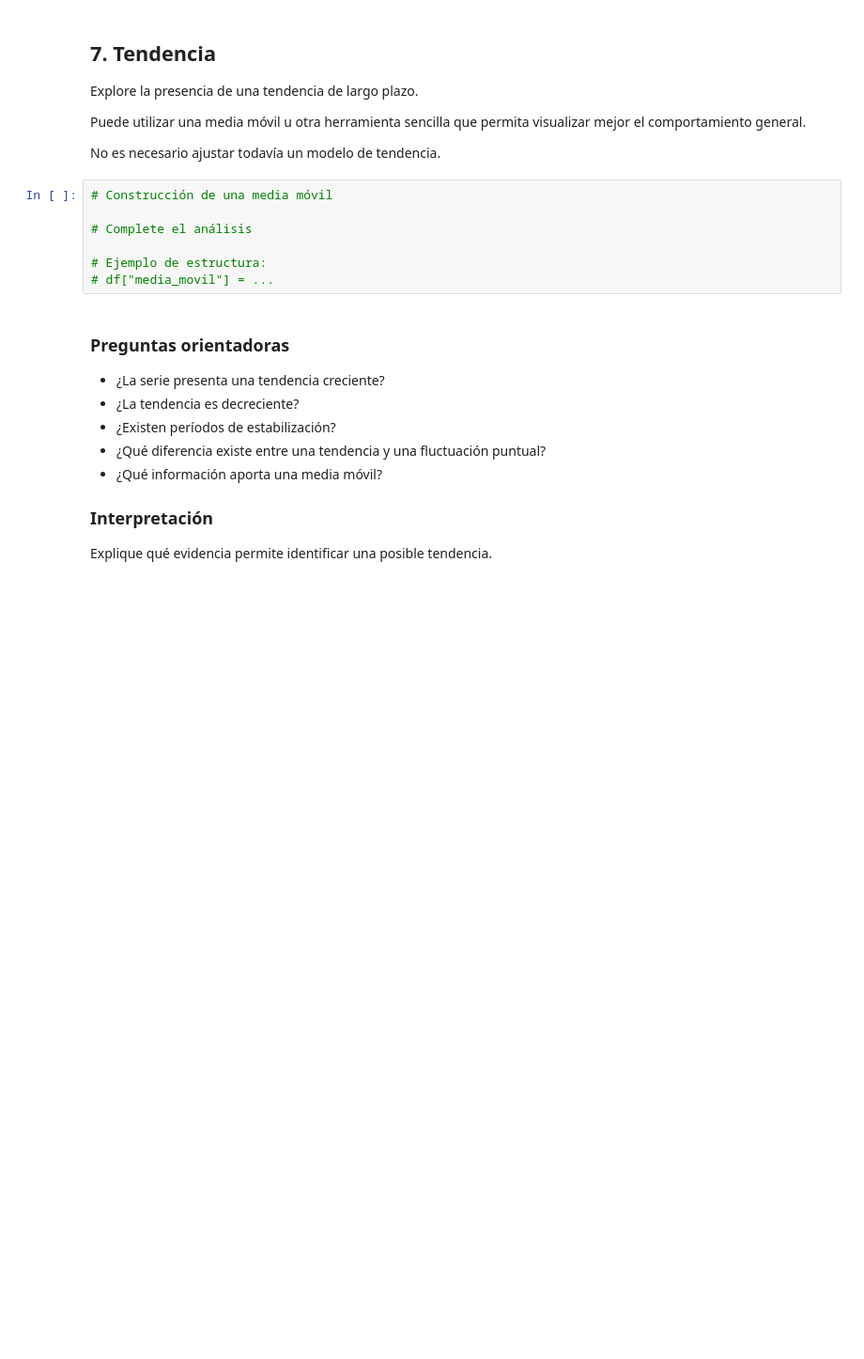
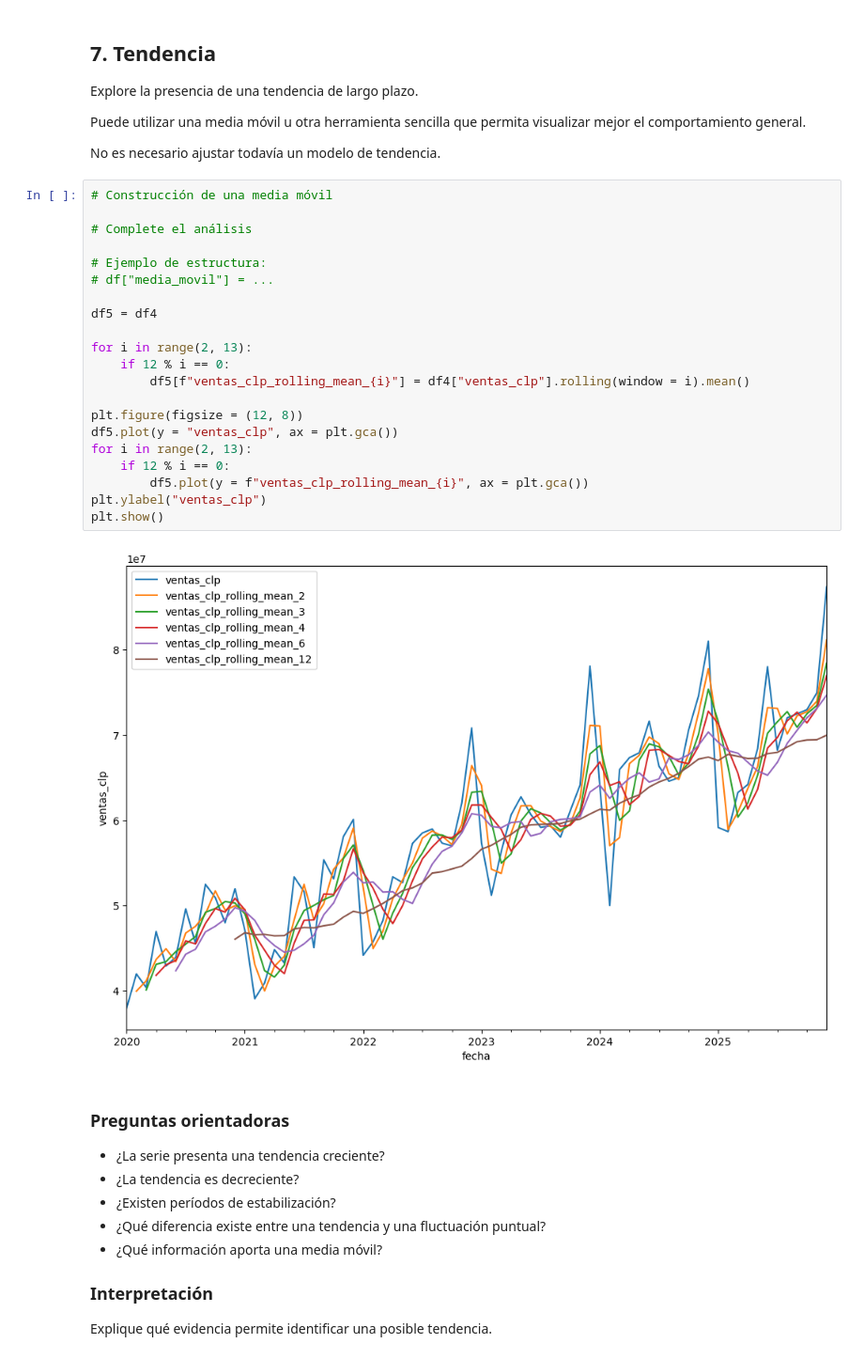
Before and after one commit to LUCHER4321/jupyter-time-series, a Jupyter notebook: Laboratorio_04_Series_Temporales.ipynb, the cells around one changed output. Shown at 94% size. Cells and saved outputs as stored; diff of their text form; blank space fills up the shorter version.

```diff
--- a/Laboratorio_04_Series_Temporales.ipynb
+++ b/Laboratorio_04_Series_Temporales.ipynb
@@ -209,10 +348,26 @@ No es necesario ajustar todavía un modelo de tendencia.
 # %%
 # Construcción de una media móvil
 
 # Complete el análisis
 
 # Ejemplo de estructura:
 # df["media_movil"] = ...
+
+df5 = df4
+
+for i in range(2, 13):
+    if 12 % i == 0:
+        df5[f"ventas_clp_rolling_mean_{i}"] = df4["ventas_clp"].rolling(window = i).mean()
+
+plt.figure(figsize = (12, 8))
+df5.plot(y = "ventas_clp", ax = plt.gca())
+for i in range(2, 13):
+    if 12 % i == 0:
+        df5.plot(y = f"ventas_clp_rolling_mean_{i}", ax = plt.gca())
+plt.ylabel("ventas_clp")
+plt.show()
+# %% [output]
+[figure, added]
 # %% [markdown]
 ### Preguntas orientadoras
 
```
Also changed, not shown: parts of 23 cells of this notebook.
